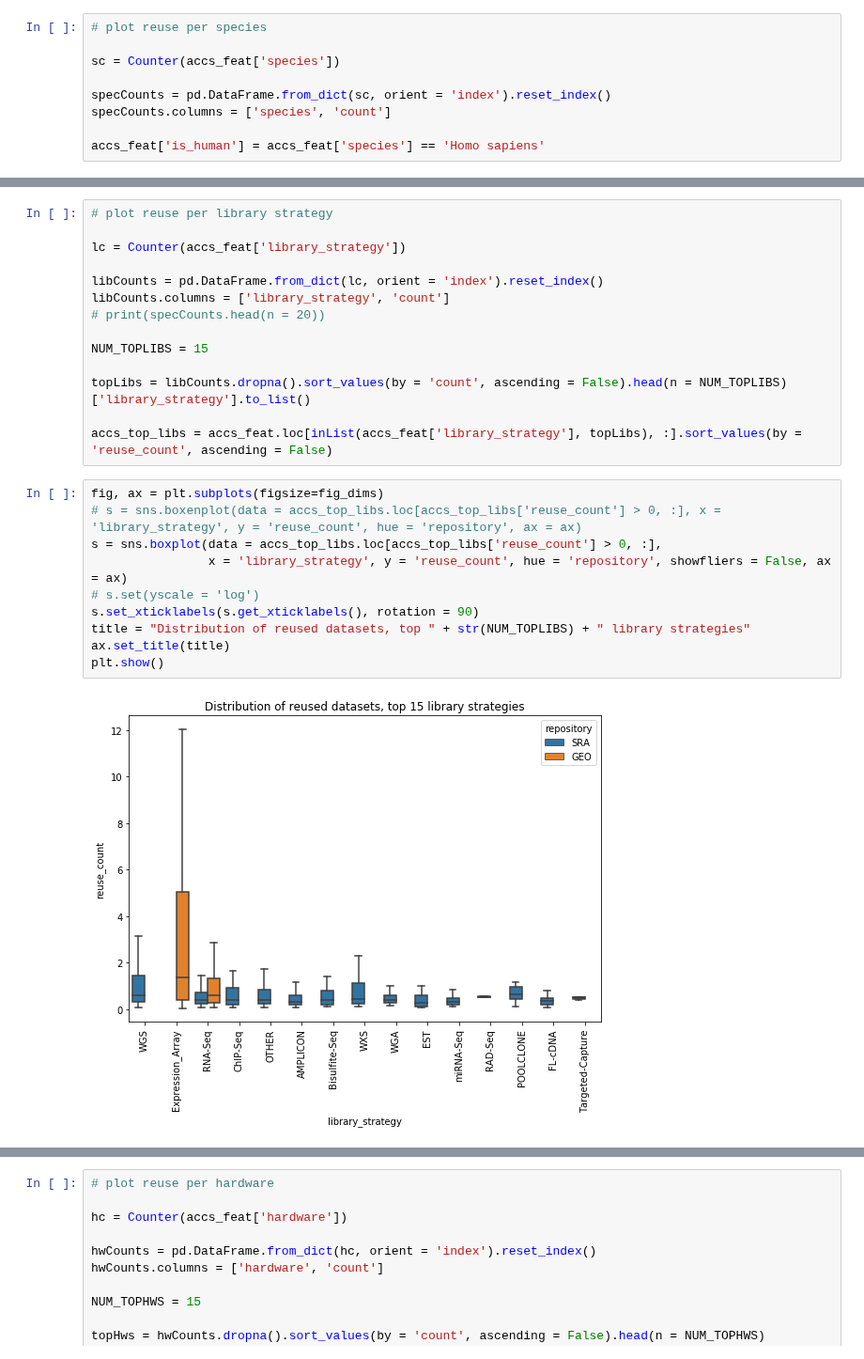
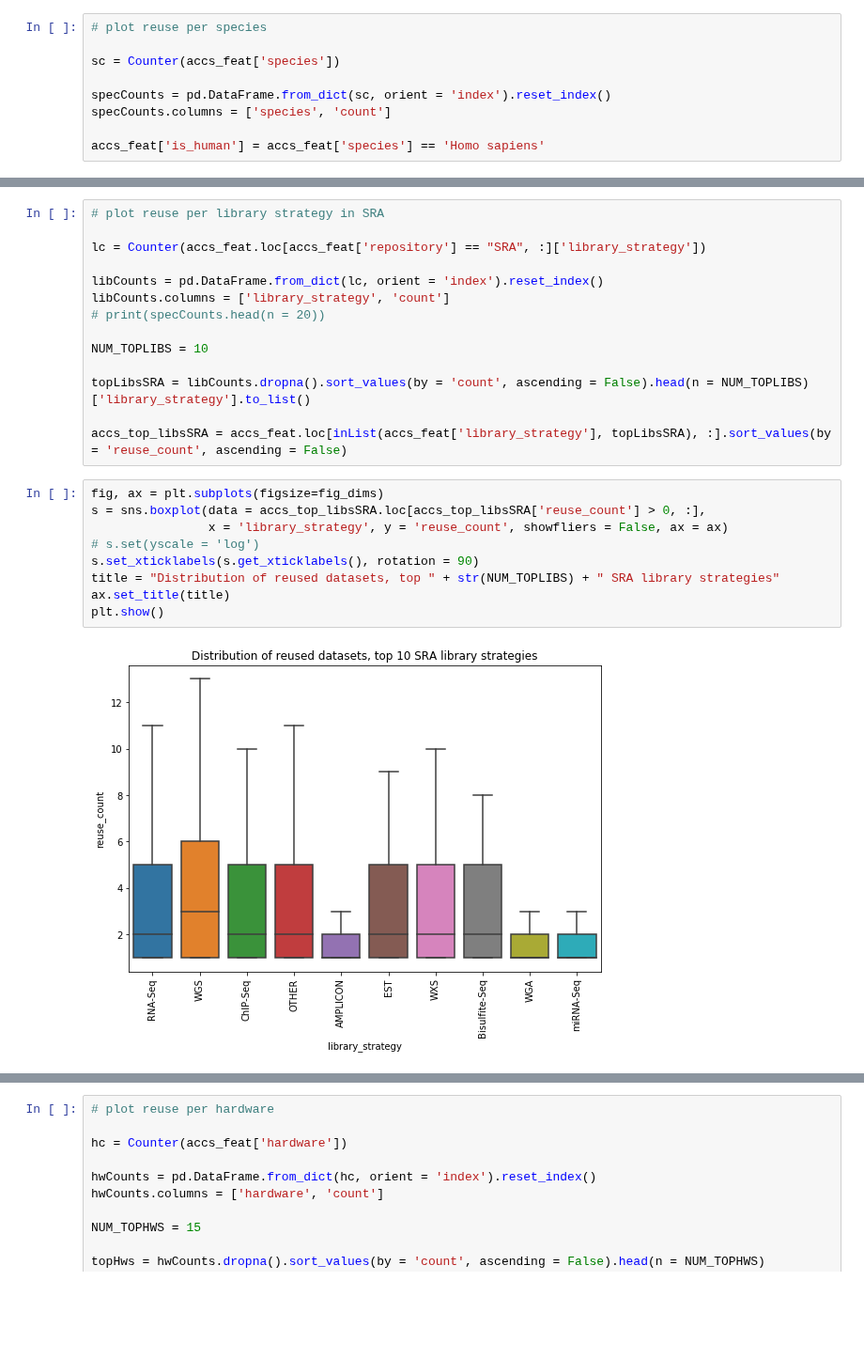
Before and after one commit to smangul1/data_reusability, a Jupyter notebook: jupyter_notebooks/visualize_data.ipynb, the cells around one changed output, grey strips where cells are left out. Shown at 94% size. Cells and saved outputs as stored; diff of their text form; blank space fills up the shorter version.

```diff
--- a/jupyter_notebooks/visualize_data.ipynb
+++ b/jupyter_notebooks/visualize_data.ipynb
@@ -381,26 +399,25 @@ plt.show()
 # %%
-# plot reuse per library strategy
+# plot reuse per library strategy in SRA
 
-lc = Counter(accs_feat['library_strategy'])
+lc = Counter(accs_feat.loc[accs_feat['repository'] == "SRA", :]['library_strategy'])
 
 libCounts = pd.DataFrame.from_dict(lc, orient = 'index').reset_index()
 libCounts.columns = ['library_strategy', 'count']
 # print(specCounts.head(n = 20))
 
-NUM_TOPLIBS = 15
+NUM_TOPLIBS = 10
 
-topLibs = libCounts.dropna().sort_values(by = 'count', ascending = False).head(n = NUM_TOPLIBS)['library_strategy'].to_list()
+topLibsSRA = libCounts.dropna().sort_values(by = 'count', ascending = False).head(n = NUM_TOPLIBS)['library_strategy'].to_list()
 
-accs_top_libs = accs_feat.loc[inList(accs_feat['library_strategy'], topLibs), :].sort_values(by = 'reuse_count', ascending = False)
+accs_top_libsSRA = accs_feat.loc[inList(accs_feat['library_strategy'], topLibsSRA), :].sort_values(by = 'reuse_count', ascending = False)
 # %%
 fig, ax = plt.subplots(figsize=fig_dims)
-# s = sns.boxenplot(data = accs_top_libs.loc[accs_top_libs['reuse_count'] > 0, :], x = 'library_strategy', y = 'reuse_count', hue = 'repository', ax = ax)
-s = sns.boxplot(data = accs_top_libs.loc[accs_top_libs['reuse_count'] > 0, :],
-                x = 'library_strategy', y = 'reuse_count', hue = 'repository', showfliers = False, ax = ax)
+s = sns.boxplot(data = accs_top_libsSRA.loc[accs_top_libsSRA['reuse_count'] > 0, :],
+                x = 'library_strategy', y = 'reuse_count', showfliers = False, ax = ax)
 # s.set(yscale = 'log')
 s.set_xticklabels(s.get_xticklabels(), rotation = 90)
-title = "Distribution of reused datasets, top " + str(NUM_TOPLIBS) + " library strategies"
+title = "Distribution of reused datasets, top " + str(NUM_TOPLIBS) + " SRA library strategies"
 ax.set_title(title)
 plt.show()
 # %% [output]
-[figure, old version]
+[figure, new version]
```
Also changed, not shown: parts of 18 cells of this notebook, 14 other files.
